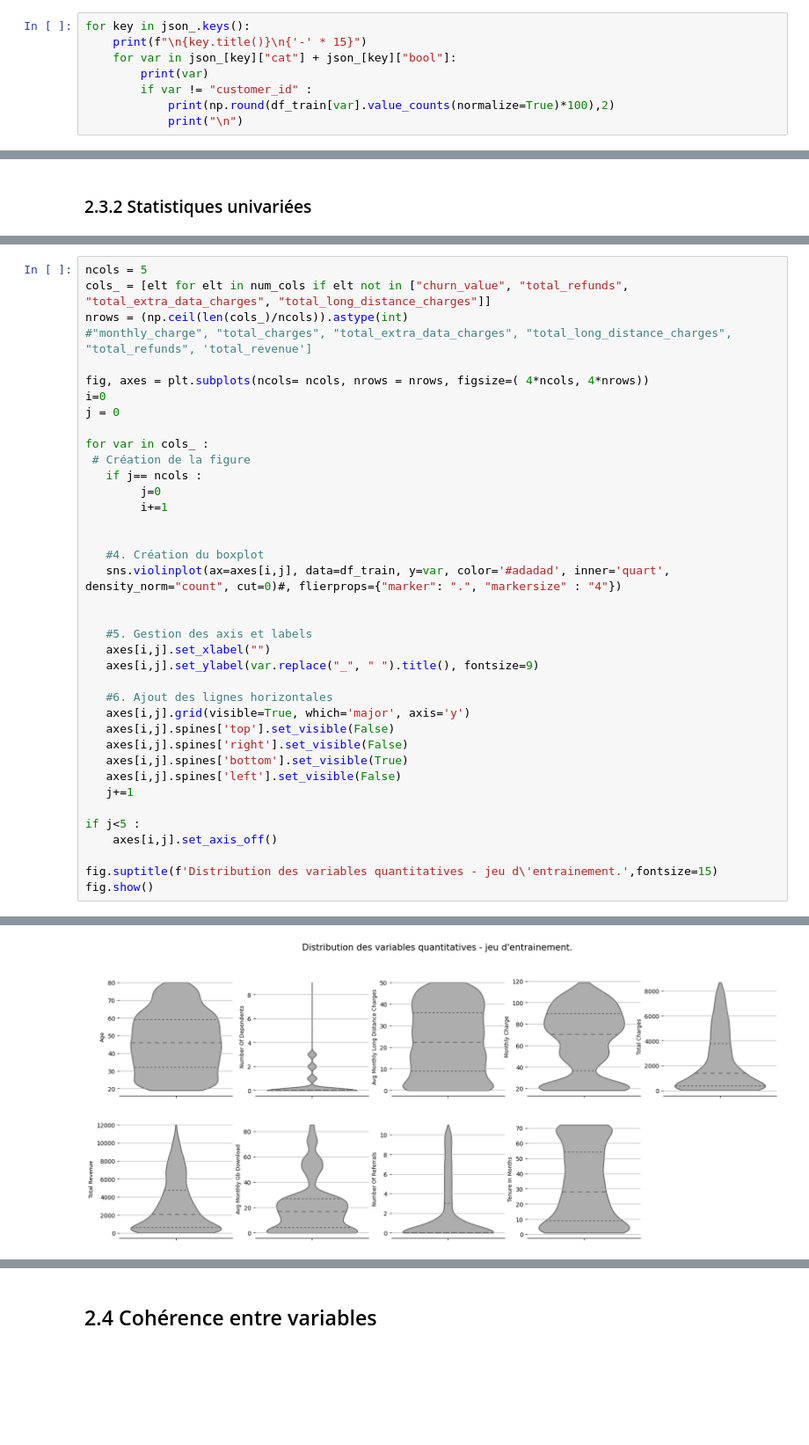
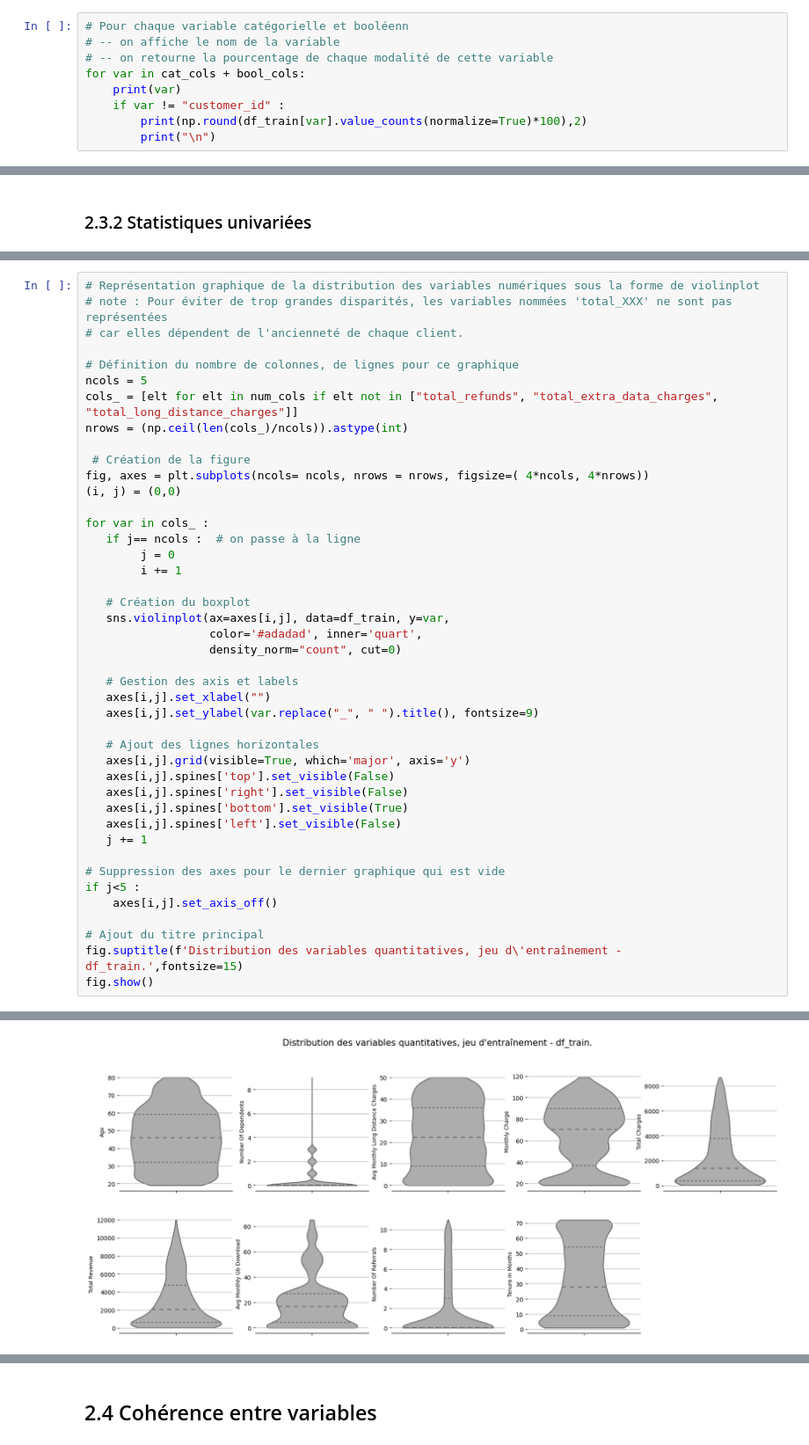
Before and after one commit to sblohier/Scoring_Project_3, a Jupyter notebook: Variables_Preselection.ipynb, the cells around one changed output, grey strips where cells are left out. Shown at 88% size. Drawn from its saved outputs; the diff is of its cells as text; blank space fills up the shorter version.

```diff
--- a/Variables_Preselection.ipynb
+++ b/Variables_Preselection.ipynb
@@ -274,9 +434,10 @@ get_cols_missing_values ( df_train , cat_cols + bool_cols , "qualitatives" )
 # %%
-for key in json_.keys():
-    print(f"\n{key.title()}\n{'-' * 15}")
-    for var in json_[key]["cat"] + json_[key]["bool"]:
-        print(var)
-        if var != "customer_id" :
-            print(np.round(df_train[var].value_counts(normalize=True)*100),2)
-            print("\n")
+# Pour chaque variable catégorielle et booléenn
+# -- on affiche le nom de la variable
+# -- on retourne la pourcentage de chaque modalité de cette variable
+for var in cat_cols + bool_cols:
+    print(var)
+    if var != "customer_id" :
+        print(np.round(df_train[var].value_counts(normalize=True)*100),2)
+        print("\n")
 # %% [output]
@@ -322,39 +512,44 @@ df_train[num_cols].describe()
 # %%
+# Représentation graphique de la distribution des variables numériques sous la forme de violinplot
+# note : Pour éviter de trop grandes disparités, les variables nommées 'total_XXX' ne sont pas représentées
+# car elles dépendent de l'ancienneté de chaque client.
+
+# Définition du nombre de colonnes, de lignes pour ce graphique
 ncols = 5
-cols_ = [elt for elt in num_cols if elt not in ["churn_value", "total_refunds", "total_extra_data_charges", "total_long_distance_charges"]]
+cols_ = [elt for elt in num_cols if elt not in ["total_refunds", "total_extra_data_charges", "total_long_distance_charges"]]
 nrows = (np.ceil(len(cols_)/ncols)).astype(int)
-#"monthly_charge", "total_charges", "total_extra_data_charges", "total_long_distance_charges", "total_refunds", 'total_revenue']
 
+ # Création de la figure
 fig, axes = plt.subplots(ncols= ncols, nrows = nrows, figsize=( 4*ncols, 4*nrows))
-i=0
-j = 0
+(i, j) = (0,0)
 
 for var in cols_ :
- # Création de la figure
-   if j== ncols :
-        j=0
-        i+=1
+   if j== ncols :  # on passe à la ligne
+        j = 0
+        i += 1
 
+   # Création du boxplot
+   sns.violinplot(ax=axes[i,j], data=df_train, y=var,
+                  color='#adadad', inner='quart',
+                  density_norm="count", cut=0)
 
-   #4. Création du boxplot
-   sns.violinplot(ax=axes[i,j], data=df_train, y=var, color='#adadad', inner='quart',  density_norm="count", cut=0)#, flierprops={"marker": ".", "markersize" : "4"})
-
-
-   #5. Gestion des axis et labels
+   # Gestion des axis et labels
    axes[i,j].set_xlabel("")
    axes[i,j].set_ylabel(var.replace("_", " ").title(), fontsize=9)
 
-   #6. Ajout des lignes horizontales
+   # Ajout des lignes horizontales
    axes[i,j].grid(visible=True, which='major', axis='y')
    axes[i,j].spines['top'].set_visible(False)
    axes[i,j].spines['right'].set_visible(False)
    axes[i,j].spines['bottom'].set_visible(True)
    axes[i,j].spines['left'].set_visible(False)
-   j+=1
+   j += 1
 
+# Suppression des axes pour le dernier graphique qui est vide
 if j<5 :
     axes[i,j].set_axis_off()
 
-fig.suptitle(f'Distribution des variables quantitatives - jeu d\'entrainement.',fontsize=15)
+# Ajout du titre principal
+fig.suptitle(f'Distribution des variables quantitatives, jeu d\'entraînement - df_train.',fontsize=15)
 fig.show()
 # %% [output]
@@ -362,2 +556,2 @@ Matplotlib is currently using module://matplotlib_inline.backend_inline, which i
-[figure, old version]
+[figure, new version]
 # %% [markdown]
```
Also changed, not shown: parts of 283 cells of this notebook, 2 other files.
